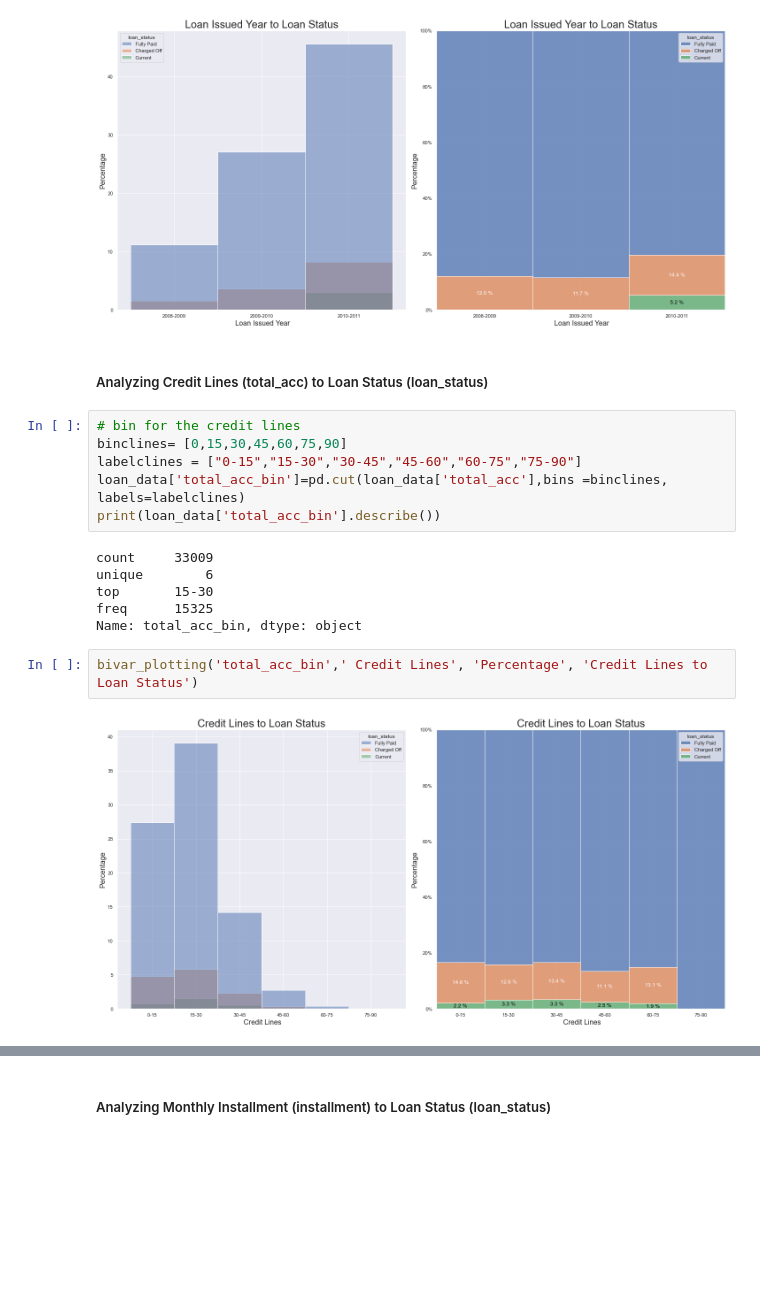
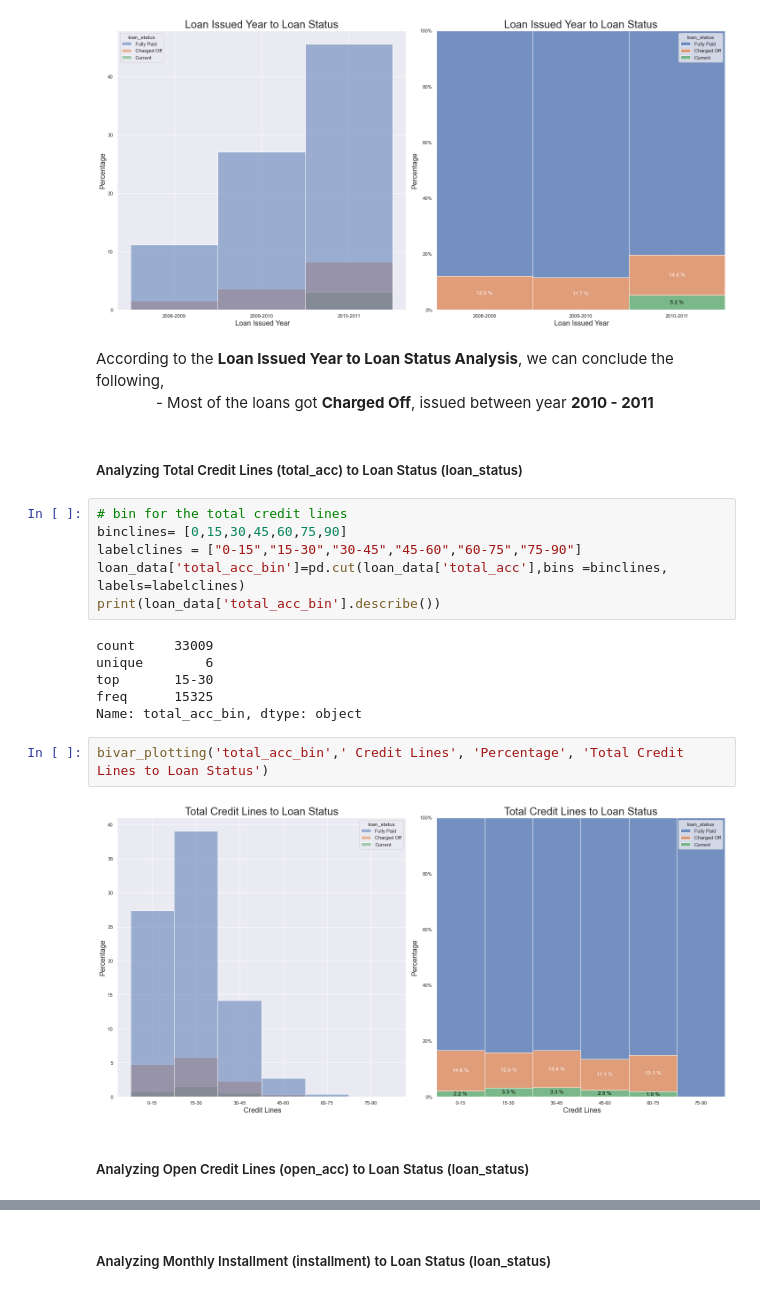
Before and after one commit to edwinttmm/LendingClubCaseStudy, a Jupyter notebook: LendingClubCaseStudySolution.ipynb, the cells around one changed output, grey strips where cells are left out. Drawn from its saved outputs; the diff is of its cells as text; blank space fills up the shorter version.

Commit message:
Added more analysis

```diff
--- a/LendingClubCaseStudySolution.ipynb
+++ b/LendingClubCaseStudySolution.ipynb
@@ -725,10 +731,13 @@ Name: issue_d_year_bin, dtype: object
 bivar_plotting('issue_d_year_bin',' Loan Issued Year', 'Percentage', 'Loan Issued Year to Loan Status')
 # %% [output]
 [figure]
+# %% [markdown]
+According to the __Loan Issued Year to Loan Status Analysis__, we can conclude the following,<br>
+&emsp;&emsp;&emsp;&emsp;- Most of the loans got __Charged Off__, issued between year __2010 - 2011__
 # %% [markdown]
-##### Analyzing Credit Lines (total_acc) to Loan Status (loan_status)
+##### Analyzing Total Credit Lines (total_acc) to Loan Status (loan_status)
 # %%
-# bin for the credit lines
+# bin for the total credit lines
 binclines= [0,15,30,45,60,75,90]
 labelclines = ["0-15","15-30","30-45","45-60","60-75","75-90"]
 loan_data['total_acc_bin']=pd.cut(loan_data['total_acc'],bins =binclines, labels=labelclines)
@@ -740,6 +749,8 @@ top       15-30
 freq      15325
 Name: total_acc_bin, dtype: object
 # %%
-bivar_plotting('total_acc_bin',' Credit Lines', 'Percentage', 'Credit Lines to Loan Status')
+bivar_plotting('total_acc_bin',' Credit Lines', 'Percentage', 'Total Credit Lines to Loan Status')
 # %% [output]
-[figure, old version]
+[figure, new version]
+# %% [markdown]
+##### Analyzing Open Credit Lines (open_acc) to Loan Status (loan_status)
```
Also changed, not shown: parts of 31 cells of this notebook.
